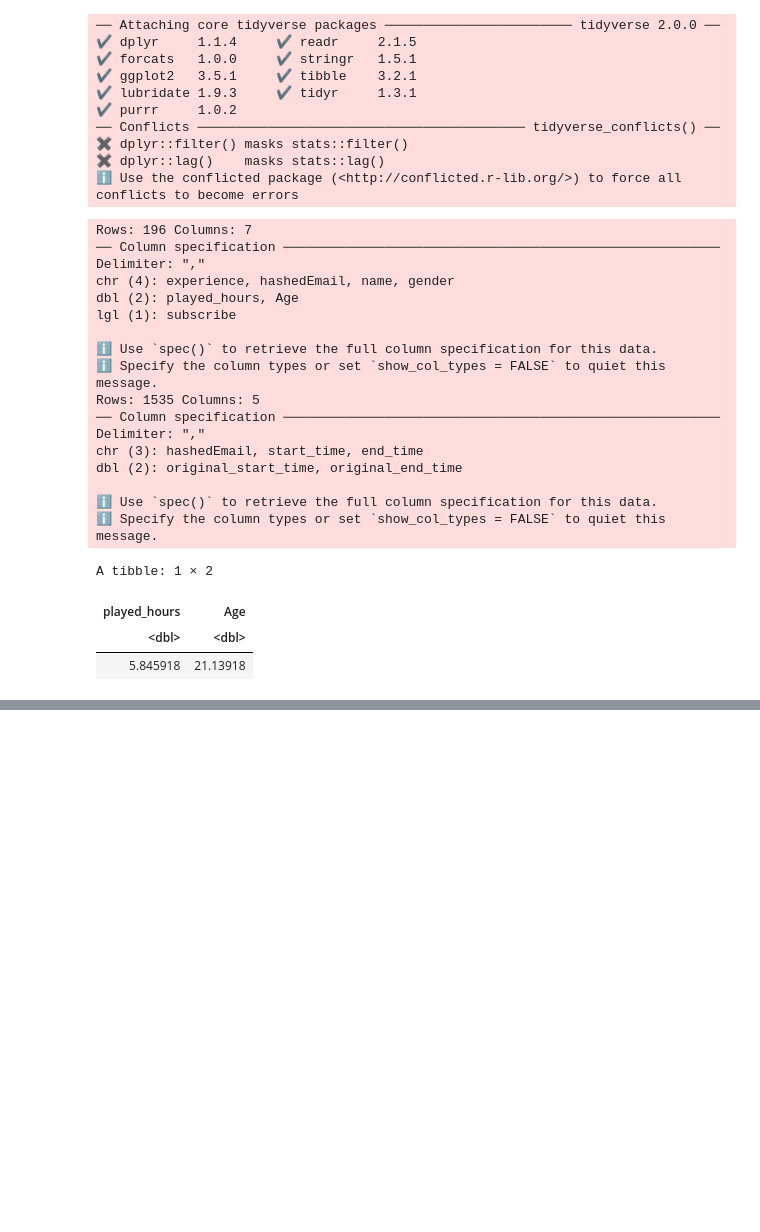
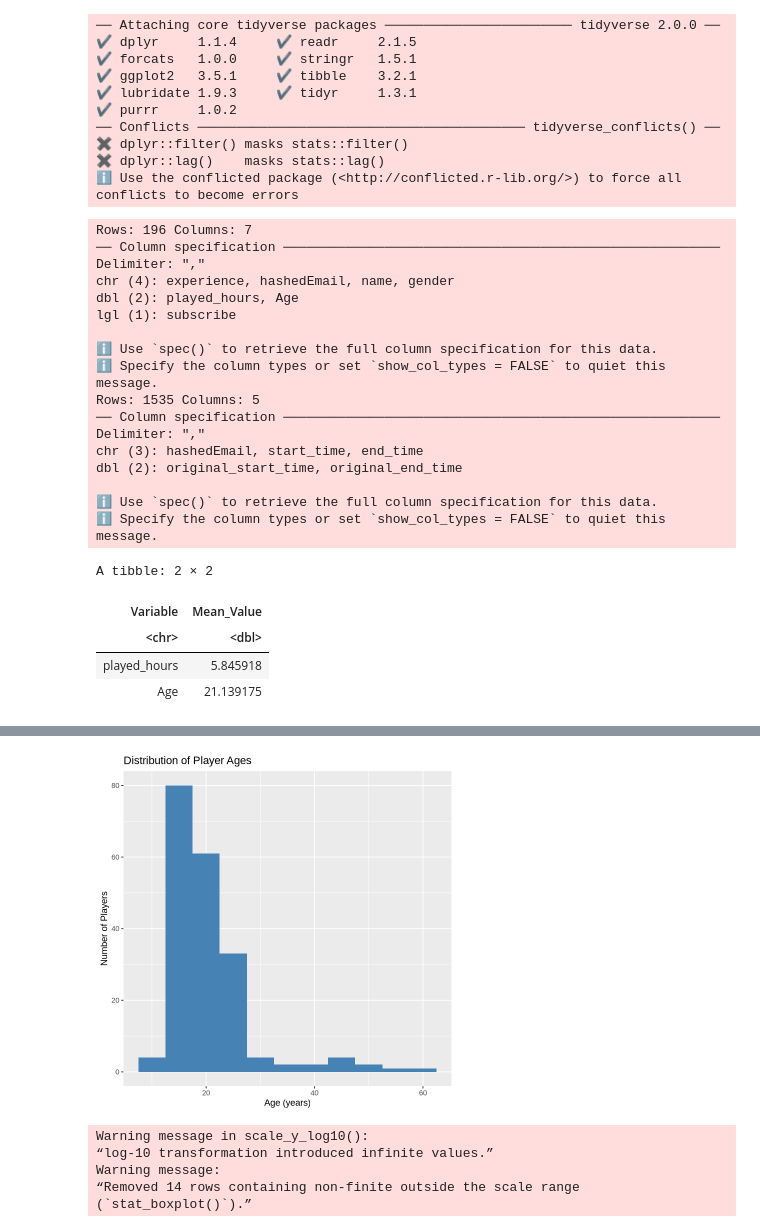
Before and after one commit to gavind1111/DSCI-100-Project-Planning-Stage-Gavin, a Jupyter notebook: Individual portion.ipynb, the cells around one changed output, grey strips where cells are left out. Drawn from its saved outputs; the diff is of its cells as text; code cells hidden in the pictures; blank space fills up the shorter version.

Commit message:
Finalized the plots, added scatter, box, bar, and histogram
Description and labels still required for the the code

```diff
--- a/Individual portion.ipynb
+++ b/Individual portion.ipynb
@@ -54,46 +54,63 @@ sessions_selected <- sessions_data |>
   summarize(average_session_duration = mean(session_duration, na.rm = TRUE), total_sessions = n()) #Summarizing the sessions file into the average time played per player, and number of sessions per player
 
 
 combined_data <- merge(players_data, sessions_selected, by = "hashedEmail") #Combining the two datasets together using hashedEmail
 
 players_means <- players_data |>
   select(where(is.numeric)) |>       # keep only numeric variables
-  summarize(across(everything(), mean, na.rm = TRUE))
-
+  summarize(across(everything(), mean, na.rm = TRUE))|>
+  pivot_longer(cols = everything(), names_to = "Variable", values_to = "Mean_Value")
 players_means
 
-
-
-
-
+options(repr.plot.width = 6, repr.plot.height = 6)
 age_plot <- players_data |>
     ggplot(aes(x = Age)) +
-    geom_histogram(bins = 20) +
-    labs(title = "Distribution of Player Ages", x = "Age (years)", y = "Count")
+    geom_histogram(binwidth = 5, fill = "SteelBlue") +
+    labs(title = "Distribution of Player Ages", x = "Age (years)", y = "Number of Players")
+age_plot
 
-playtime_plot <- players_data |>
-    ggplot(aes(x = played_hours)) +
-    geom_histogram() +
-    labs(title = "Distibution of Total Played Hours per Player", x = "Played Hours (hours)", y = "Count")
+options(repr.plot.width = 12, repr.plot.height = 5)
+sessions_vs_hours_plot <- combined_data |>
+    ggplot(aes(x = total_sessions, y = played_hours, color = subscribe)) +
+    geom_point(alpha = 0.5, size = 2) +
+    labs(title = "Played Hours vs Total Sessions by Subscription Status", x = "Total Sessions",y = "Total Played Hours")
+sessions_vs_hours_plot
+
+options(repr.plot.width = 6, repr.plot.height = 6)
+hours_vs_subscribed_plot <- combined_data |>
+  ggplot(aes(x = subscribe, y = played_hours, fill = subscribe)) +
+  geom_boxplot(alpha = 0.7) +
+  scale_y_log10() +
+  labs(x = "Subscribed to Newsletter", y = "Total Played Hours (log10 scale)", title = "Played Hours by Newsletter Subscription Status")
+hours_vs_subscribed_plot
+
+options(repr.plot.width = 6, repr.plot.height = 6)
+gender_vs_subscribed_plot <- players_data |>
+    ggplot(aes(x = gender, fill = subscribe)) +
+    geom_bar(position = "dodge") +
+    labs(title = "Gender vs Newsletter Subscription", x = "Gender", y = "Number of People") +
+    theme(axis.text.x = element_text(angle = 45, hjust = 1))
+gender_vs_subscribed_plot
 # %% [output]
 Rows: 196 Columns: 7
 ── Column specification ────────────────────────────────────────────────────────
 Delimiter: ","
 chr (4): experience, hashedEmail, name, gender
 dbl (2): played_hours, Age
 lgl (1): subscribe
 
 ℹ Use `spec()` to retrieve the full column specification for this data.
 ℹ Specify the column types or set `show_col_types = FALSE` to quiet this message.
 Rows: 1535 Columns: 5
 ── Column specification ────────────────────────────────────────────────────────
 Delimiter: ","
 chr (3): hashedEmail, start_time, end_time
 dbl (2): original_start_time, original_end_time
 
 ℹ Use `spec()` to retrieve the full column specification for this data.
 ℹ Specify the column types or set `show_col_types = FALSE` to quiet this message.
-A tibble: 1 × 2
+A tibble: 2 × 2
-| played_hours | Age |
-| <dbl> | <dbl> |
-| 5.845918 | 21.13918 |
+| Variable | Mean_Value |
+| <chr> | <dbl> |
+| played_hours | 5.845918 |
+| Age | 21.139175 |
@@ -99,0 +119,6 @@ A tibble: 1 × 2
+[figure, added]
+Warning message in scale_y_log10():
+“log-10 transformation introduced infinite values.”
+Warning message:
+“Removed 14 rows containing non-finite outside the scale range
+(`stat_boxplot()`).”
```
Also changed, not shown: parts of 1 cell of this notebook.
